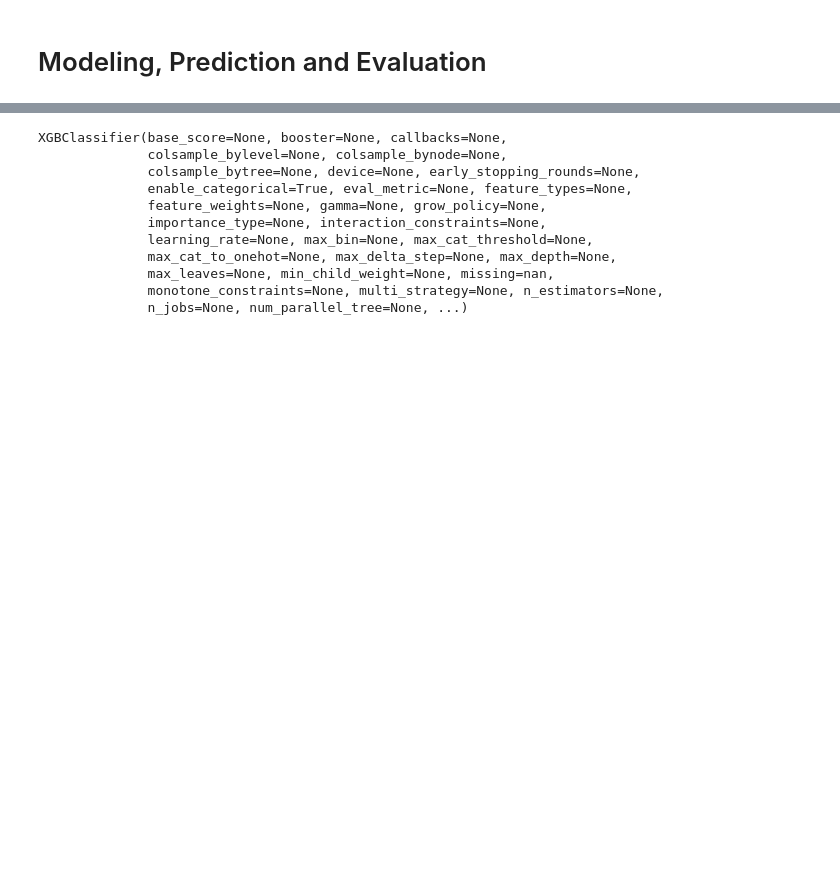
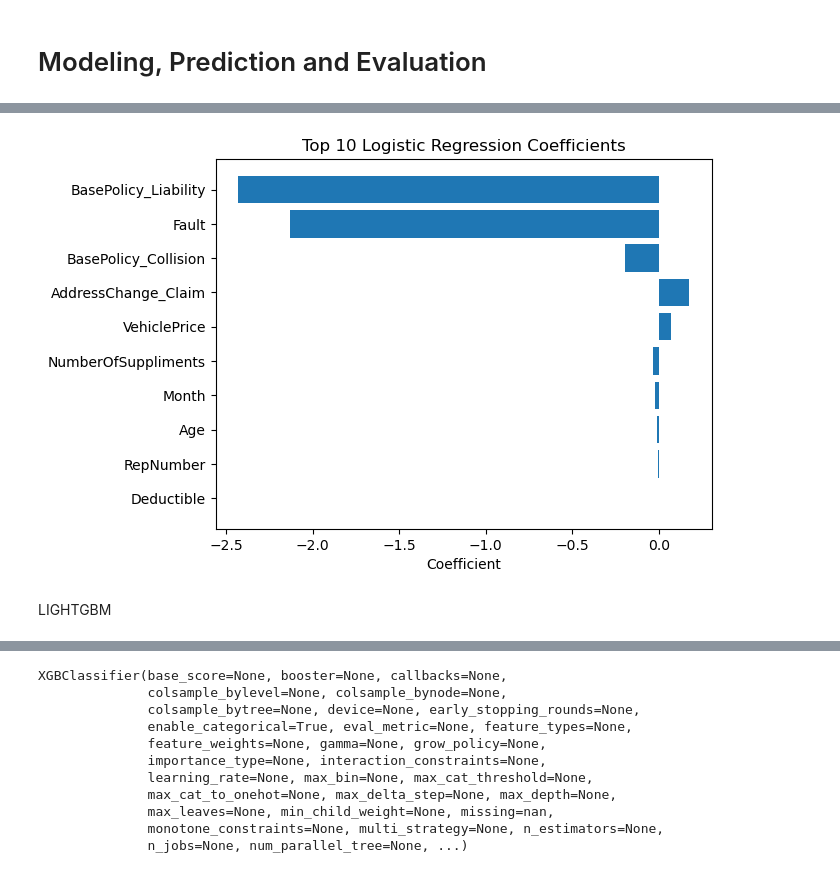
Before and after one commit to yoanl13/End-to-end-final-project-DSML, a Jupyter notebook: 1_DataScience_FinalProject_FraudDetection.ipynb, the cells around one changed output, grey strips where cells are left out. Saved outputs shown, nothing was run; the diff lists cells and outputs as text; code cells hidden in the pictures; blank space fills up the shorter version.

```diff
--- a/1_DataScience_FinalProject_FraudDetection.ipynb
+++ b/1_DataScience_FinalProject_FraudDetection.ipynb
@@ -812,0 +1374,16 @@ weighted avg       0.92      0.94      0.92      3084
+# %%
+coef = best_lr.coef_[0]
+sort_idx = np.argsort(np.abs(coef))[-10:]
+
+plt.barh(
+    X.columns[sort_idx],
+    coef[sort_idx]
+)
+
+plt.xlabel("Coefficient")
+plt.title("Top 10 Logistic Regression Coefficients")
+plt.show()
+# %% [output]
+[figure, added]
+# %% [markdown]
+LIGHTGBM
```
Also changed, not shown: parts of 87 cells of this notebook.
